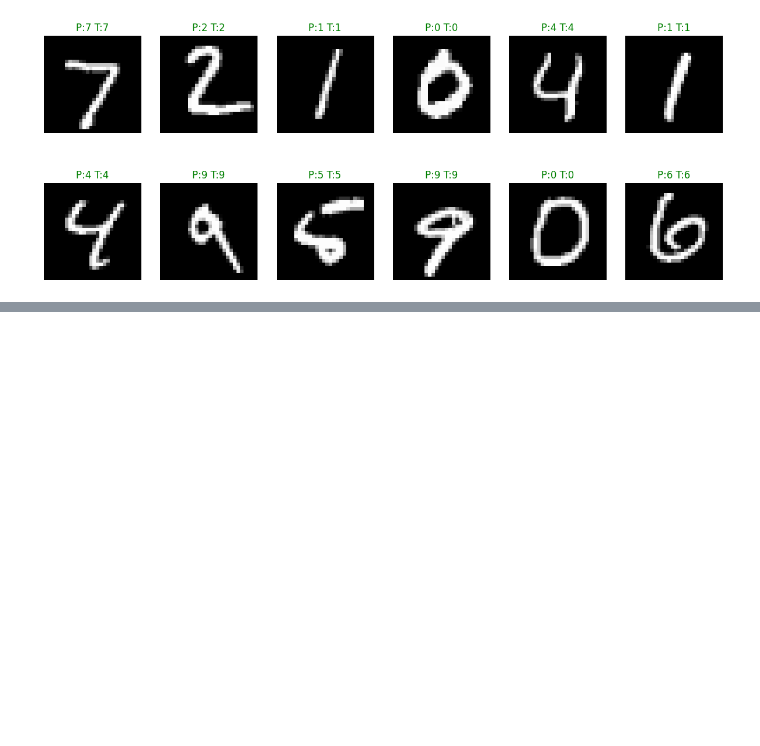
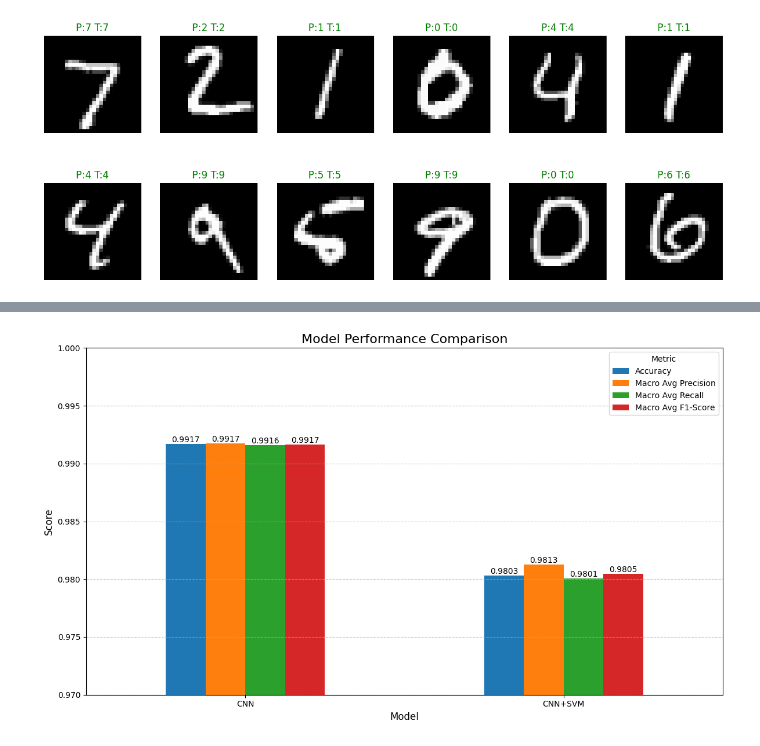
Before and after one commit to dagemawinegash/Digit-Classifier, a Jupyter notebook: digit_classifier_CNN_SVM.ipynb, the cells around one changed output, grey strips where cells are left out. Cells and saved outputs as stored; diff of their text form; code cells hidden in the pictures; blank space fills up the shorter version.

```diff
--- a/digit_classifier_CNN_SVM.ipynb
+++ b/digit_classifier_CNN_SVM.ipynb
@@ -312 +352,35 @@ SVM Test Accuracy: 98.11%
+# %%
+cnn_report = classification_report(y_true_cnn, y_pred_cnn, output_dict=True)
+svm_report = classification_report(y_test, svm_test_pred, output_dict=True)
+
+performance_data = {
+    'Model': ['CNN', 'CNN+SVM'],
+    'Accuracy': [cnn_test_accuracy / 100, svm_test_acc / 100],
+    'Macro Avg Precision': [cnn_report['macro avg']['precision'], svm_report['macro avg']['precision']],
+    'Macro Avg Recall': [cnn_report['macro avg']['recall'], svm_report['macro avg']['recall']],
+    'Macro Avg F1-Score': [cnn_report['macro avg']['f1-score'], svm_report['macro avg']['f1-score']]
+}
+performance_df = pd.DataFrame(performance_data).set_index('Model')
+
+# Plot Performance Metrics
+fig, ax = plt.subplots(figsize=(12, 7))
+performance_df.plot(kind='bar', ax=ax)
+
+# Formatting
+ax.set_title('Model Performance Comparison', fontsize=16)
+ax.set_ylabel('Score', fontsize=12)
+ax.set_xlabel('Model', fontsize=12)
+plt.xticks(rotation=0)
+ax.grid(axis='y', linestyle='--', alpha=0.7)
+
+ax.set_ylim([0.97, 1.0])
+
+for container in ax.containers:
+    ax.bar_label(container, fmt='%.4f')
+
+plt.legend(title='Metric')
+plt.tight_layout()
+plt.show()
+# %% [output]
+[figure, added]
 # %%
```
Also changed, not shown: parts of 17 cells of this notebook.
